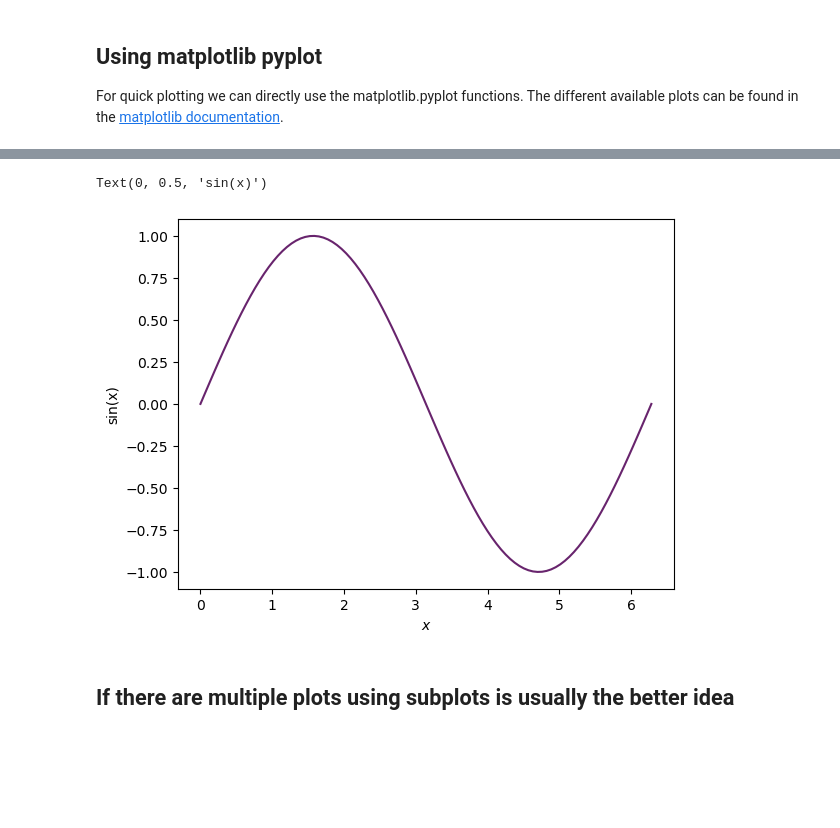
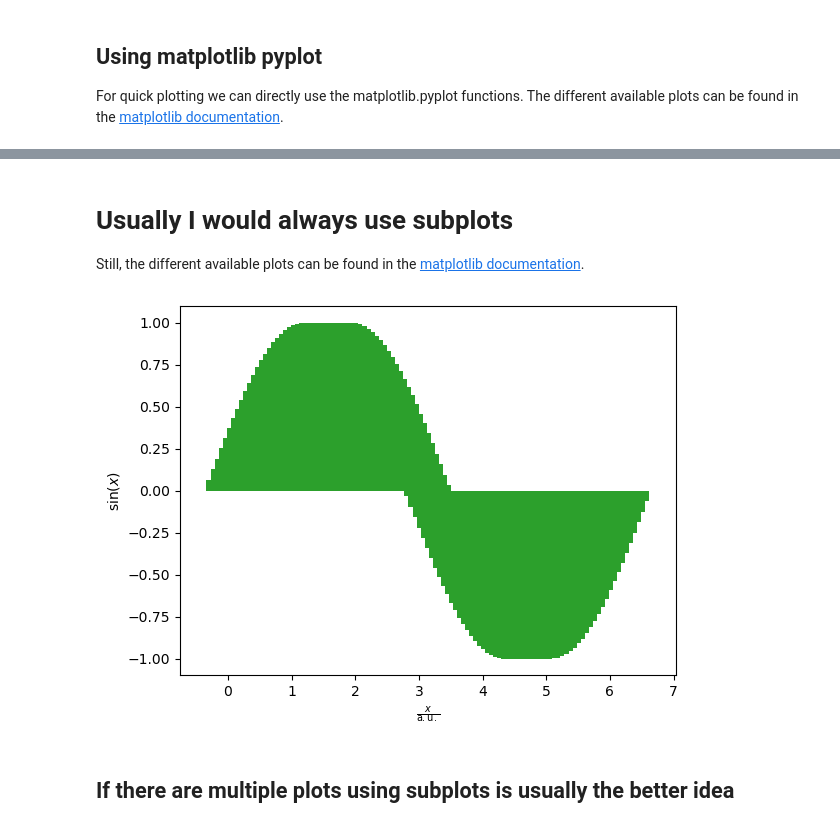
Before and after one commit to Niolon/DataAnalysisPython, a Jupyter notebook: Presentations/03_Matplotlib.ipynb, the cells around one changed output, grey strips where cells are left out. Saved outputs shown, nothing was run; the diff lists cells and outputs as text; code cells hidden in the pictures; blank space fills up the shorter version.

```diff
--- a/Presentations/03_Matplotlib.ipynb
+++ b/Presentations/03_Matplotlib.ipynb
@@ -1,6 +1,2 @@
-# %%
-import matplotlib.pyplot as plt
-import numpy as np
-plt.style.use('mpl_styles/example1.mplstyle')
 # %% [markdown]
 # Introduction into matplotlib.pyplot
@@ -7,3 +7,12 @@ plt.style.use('mpl_styles/example1.mplstyle')
 # %% [markdown]
 ## Using matplotlib pyplot
 For quick plotting we can directly use the matplotlib.pyplot functions. The different available plots can be found in the [matplotlib documentation](https://matplotlib.org/stable/plot_types/index.html).
+# %%
+x = np.linspace(0, 2*np.pi, 100)
+y = np.sin(x)
+
+plt.plot(x, y)
+plt.xlabel('x')
+plt.ylabel('y')
+
+plt.show()
@@ -10,13 +21,15 @@ For quick plotting we can directly use the matplotlib.pyplot functions. The diff
+# %% [markdown]
+# Usually I would always use subplots
+Still, the different available plots can be found in the [matplotlib documentation](https://matplotlib.org/stable/plot_types/index.html).
 # %%
-x = np.linspace(0, 2*np.pi, 100)
-y1 = np.sin(x)
-y2 = np.cos(x)
+fig, ax = plt.subplots()
 
-plt.plot(x, y1)
-plt.xlabel("$x$")
-plt.ylabel("sin(x)")
+ax.bar(x, y, color='C2')
+ax.set_xlabel(r'$\frac{x}{\mathrm{a.u.}}$')
+ax.set_ylabel(r'$\sin(x)$')
+
+plt.show()
 # %% [output]
-Text(0, 0.5, 'sin(x)')
-[figure, old version]
+[figure, new version]
 # %% [markdown]
 ## If there are multiple plots using subplots is usually the better idea
```
Also changed, not shown: parts of 23 cells of this notebook, 9 other files.
